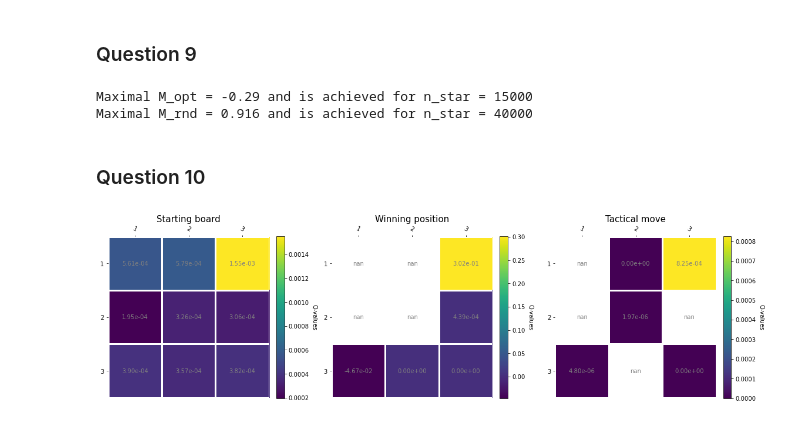
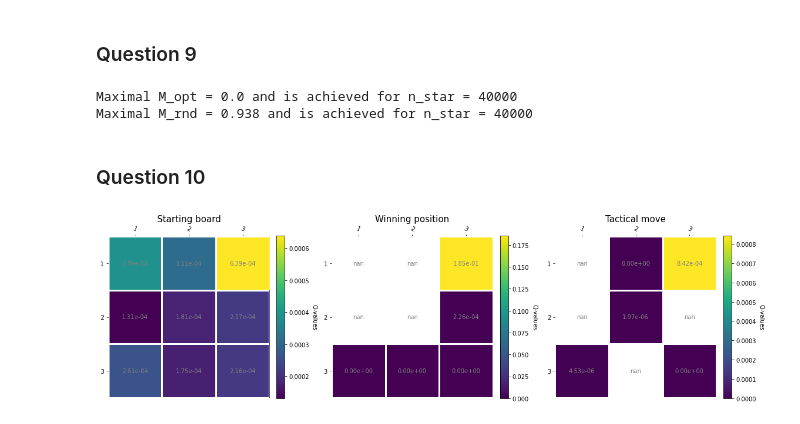
Before and after one commit to Ingloryon/ANN2022_TicTacToe, a Jupyter notebook: QLearning.ipynb, the cells around one changed output. Cells and saved outputs as stored; diff of their text form; code cells hidden in the pictures.

```diff
--- a/QLearning.ipynb
+++ b/QLearning.ipynb
@@ -87,7 +91,7 @@ From the above plots and statistics, it seems $n^*$=5000 is the best (max averag
 # %%
 # Part 2.1.2
 
-n_star_best = 5000
+n_star_best = 25000
 
 epsilon_opts = [0.0, 0.1, 0.3, 0.5, 0.8, 1.0]
 epsilon_min = 0.1
@@ -205,8 +231,8 @@ plots_several_trainings_subfigures(values_mopt_mrng, names, training2.test_step,
 # %%
 (max_Mrnd, max_Mopt), (best_eps_rnd, best_eps_opt) = get_max_Mopt_Mrng_for_epsilon(values_mopt_mrng, n_stars, "n_star")
 # %% [output]
-Maximal M_opt = -0.29 and is achieved for n_star = 15000
-Maximal M_rnd = 0.916 and is achieved for n_star = 40000
+Maximal M_opt = 0.0 and is achieved for n_star = 40000
+Maximal M_rnd = 0.938 and is achieved for n_star = 40000
 # %% [markdown]
 ### Question 10
 # %%
@@ -214,32 +240,32 @@ states = ["---------", "XX-OO----", "X--O-X-O-"]
 titles = ["Starting board", "Winning position", "Tactical move"]
 
 # situation1: Starting board
 """
 - - -
 - - -
 - - -
 """
 # situation2: Winning position
 """
 X X -
 O O -
 - - -
 """
 
 # situation3: Tactical move
 """
 X - -
 O - X
 - O -
 """
 
 # Train the self-learners to obtain final Q-values
 epsilon_min = 0.1
 epsilon_max = 0.8
-n_star = 40000
+n_star = 25000
 training2 = QTraining(lambda ep: max(epsilon_min, epsilon_max*(1-ep/n_star)))
 training2.train(0.5, run_test=False, self_learning=True)
 
 plot_game_heatmaps(states, training2.Q_vals, titles)
 # %% [output]
-[figure, old version]
+[figure, new version]
```
Also changed, not shown: parts of 21 cells of this notebook.
